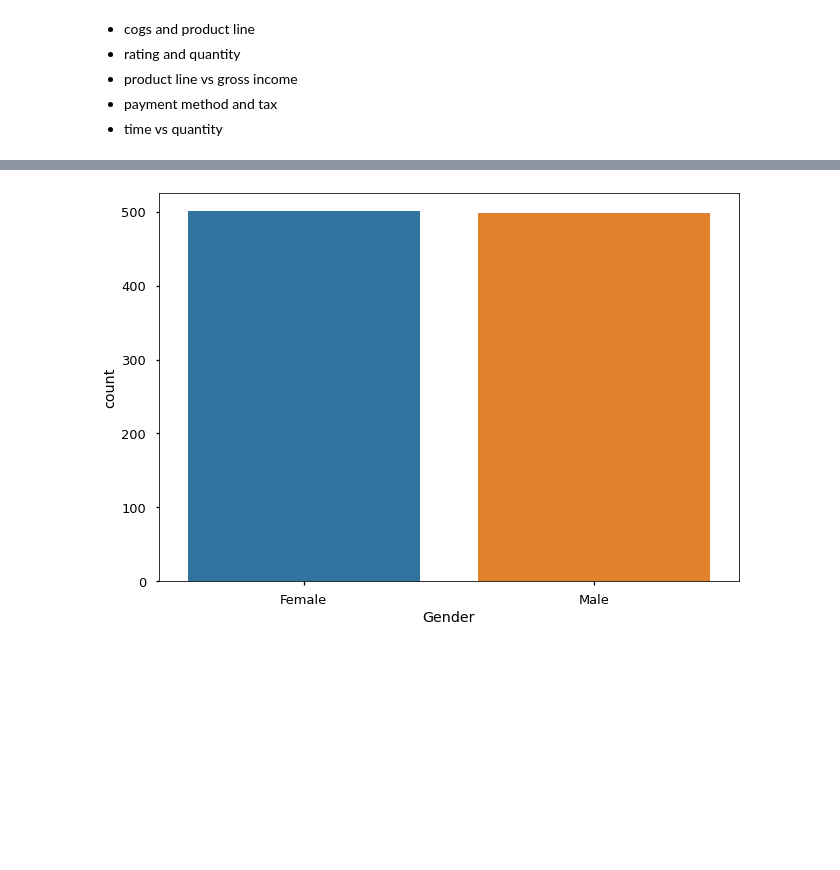
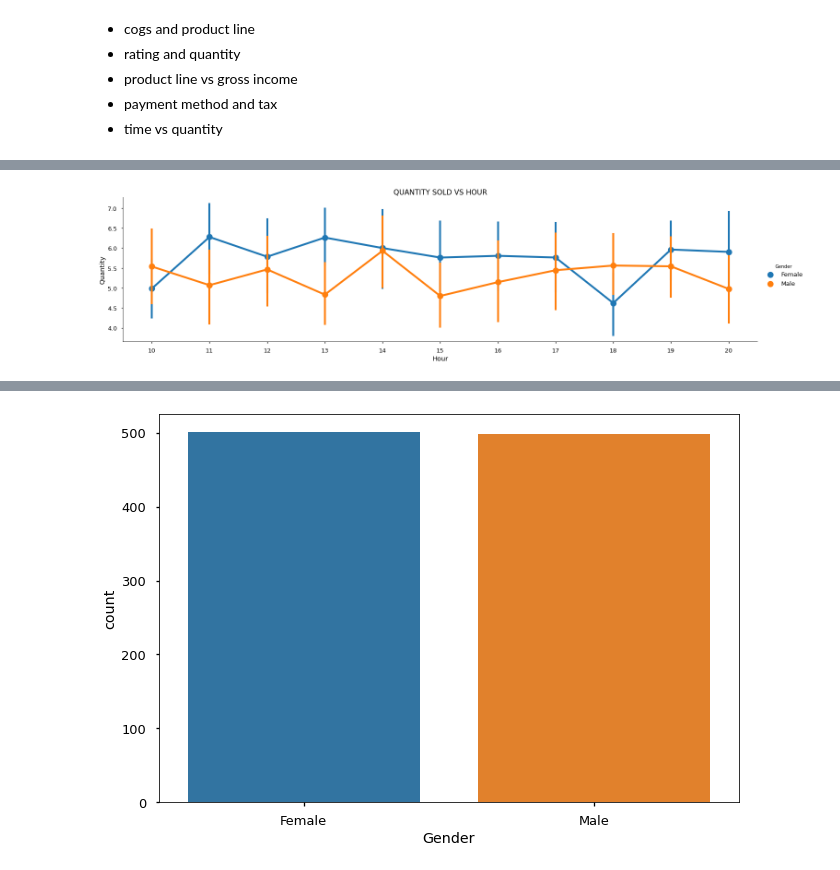
Before and after one commit to Grace2705/Data-Analysis-Project, a Jupyter notebook: Starter_notebook.ipynb, the cells around one changed output, grey strips where cells are left out. Saved outputs shown, nothing was run; the diff lists cells and outputs as text; code cells hidden in the pictures; blank space fills up the shorter version.

```diff
--- a/Starter_notebook.ipynb
+++ b/Starter_notebook.ipynb
@@ -599,0 +600,6 @@ plt.show()
+# %%
+sns.catplot(x = 'Hour', y ='Quantity', data = merged, hue = 'Gender', aspect = 4 , kind='point')
+plt.title('QUANTITY SOLD VS HOUR')
+plt.show()
+# %% [output]
+[figure, added]
```
Also changed, not shown: parts of 26 cells of this notebook, 2 other files.
